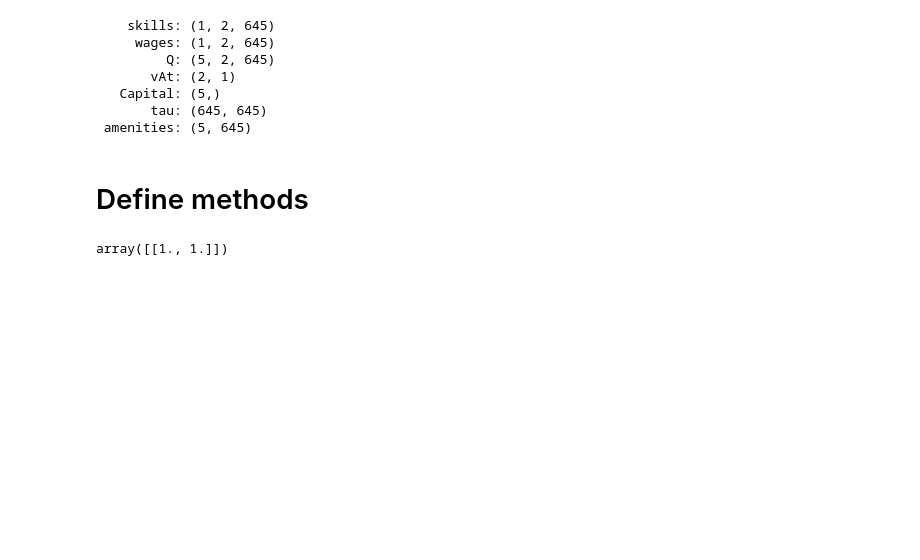
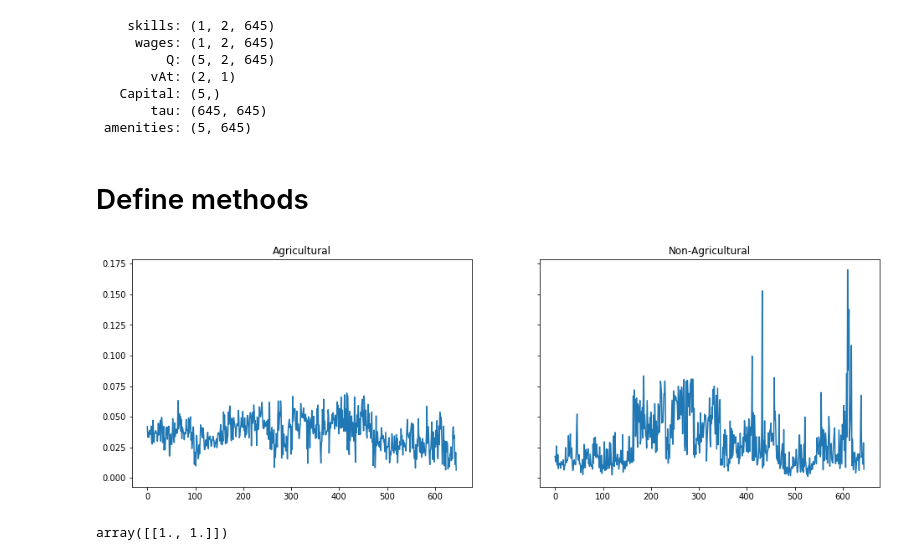
Before and after one commit to mwufi/spatial-structural-change, a Jupyter notebook: Condensed.ipynb, the cells around one changed output. Cells and saved outputs as stored; diff of their text form; code cells hidden in the pictures; blank space fills up the shorter version.

```diff
--- a/Condensed.ipynb
+++ b/Condensed.ipynb
@@ -119,6 +119,33 @@ def readSkills():
     skills = param.skill1880
     skills = np.expand_dims(skills, 2).transpose((2,1,0))
     return skills
+# %%
+# useful for plotting
+plot_params = {
+    'alpha': 0.4,
+    's': 4
+}
+
+def drawLog(wages):
+    plt.scatter(np.log(wages[t,A]), np.log(wages[t,NA]),
+           **plot_params)
+
+def draw(wages):
+    plt.scatter(wages[t,A], wages[t,NA],
+           **plot_params)
+
+def plotANA(x):
+    fig, (ax1, ax2) = plt.subplots(nrows=1, ncols=2, sharey=True, figsize=(16,5))
+
+    ax1.plot(x[t,A])
+    ax1.set_title("Agricultural")
+
+    ax2.plot(x[t,NA])
+    ax2.set_title("Non-Agricultural")
+
+plotANA(wages)
+# %% [output]
+[figure, added]
 # %%
 def computePi(wages):
     """
```
Also changed, not shown: parts of 47 cells of this notebook, 1 other file.
